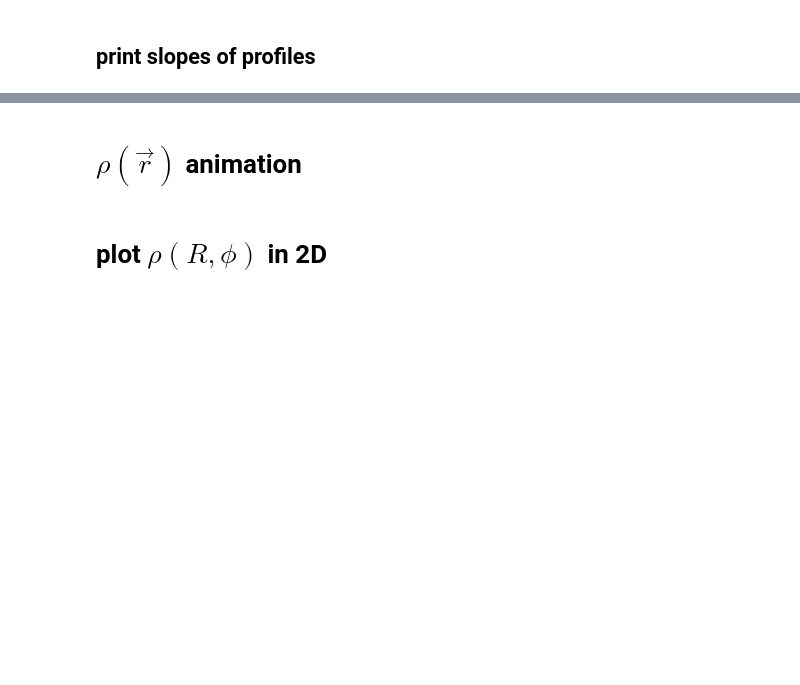
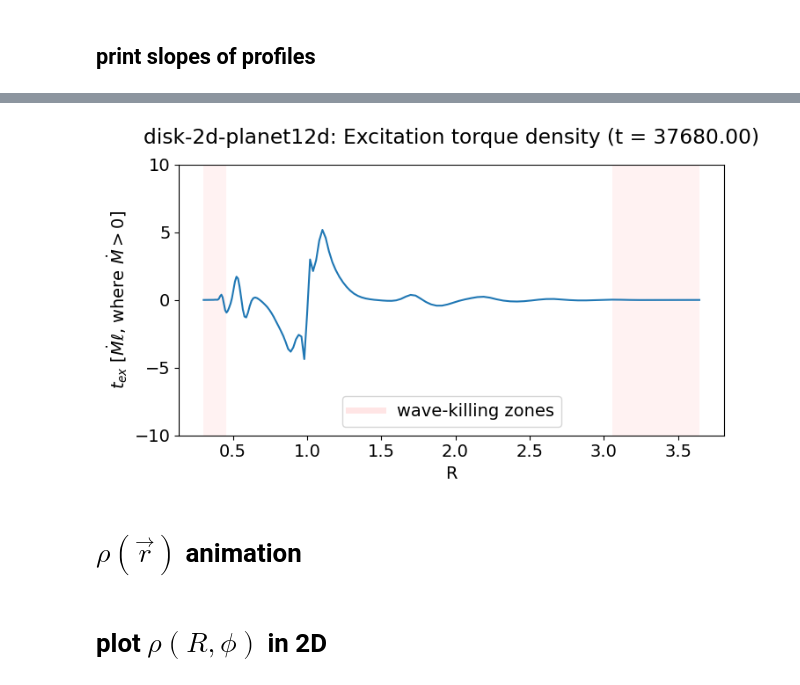
Before and after one commit to Jupiter1994/athena-warps, a Jupyter notebook: warped-disks/jiarus_diagnosis_2d.ipynb, the cells around one changed output, grey strips where cells are left out. Drawn from its saved outputs; the diff is of its cells as text; code cells hidden in the pictures; blank space fills up the shorter version.

```diff
--- a/warped-disks/jiarus_diagnosis_2d.ipynb
+++ b/warped-disks/jiarus_diagnosis_2d.ipynb
@@ -454 +458,3 @@ Following Dempsey+ 2020's definitions, let's plot the external torque density $t
+# %%
+dPhi_dphi_global = np.zeros(den.shape)
 # %%
@@ -456,3 +573,42 @@ Following Dempsey+ 2020's definitions, let's plot the external torque density $t
+# %%
+fig, ax = plt.subplots(figsize=(8, 4))
+
+# accretion torque
+t_acc = -Mdot_const*rad_app**(1/2)
+t_ex, dPhi_dphi_global = t_ex(den, rad_app, phi_app, t_sim)
+plt.plot(rad_app, t_ex/t_acc)
+
+plt.xlabel("R")
+plt.ylabel(r"$t_{ex} \, \, [\dot{M} \ell \text{, where } \dot{M}>0]$")
+#plt.xlim(0.3, 2.4)
+plt.ylim(-10, 10)
+
+#plt.ticklabel_format(axis='y', style='sci', scilimits=(-3,-3))
+
+# plot wave-killing zones
+use_wk = True
+if use_wk:
+    r_in = 0.3 # 0.4 # 0.5
+    r_out = 3.68
+    r_iwkz = 0.46 # 0.46 # 0.5 # 0.7
+    r_owkz = 3.0 # 2.1 # 1.6
+
+    # locations of wave-killing zones
+    where = ((rad_app > r_in) & (rad_app < r_iwkz)) | \
+                ((rad_app > r_owkz) & (rad_app < r_out))
+
+    plt.fill_between(rad_app, ax.get_ylim()[0], ax.get_ylim()[1],
+                where = where, facecolor='red', alpha=0.05)
+
+    plt.plot([],[],color='red',linewidth=5, alpha=0.1, label='wave-killing zones')
+
+plt.title(sim_name + \
+    ": Excitation torque density (t = {t_sim:.2f})".format(t_sim=t_sim),
+         y=1.05)
+plt.legend()
+plt.show()
+# %% [output]
+[figure, added]
 # %% [markdown]
 # $\rho(\vec{r})$ animation
 # %%
```
Also changed, not shown: parts of 19 cells of this notebook.
